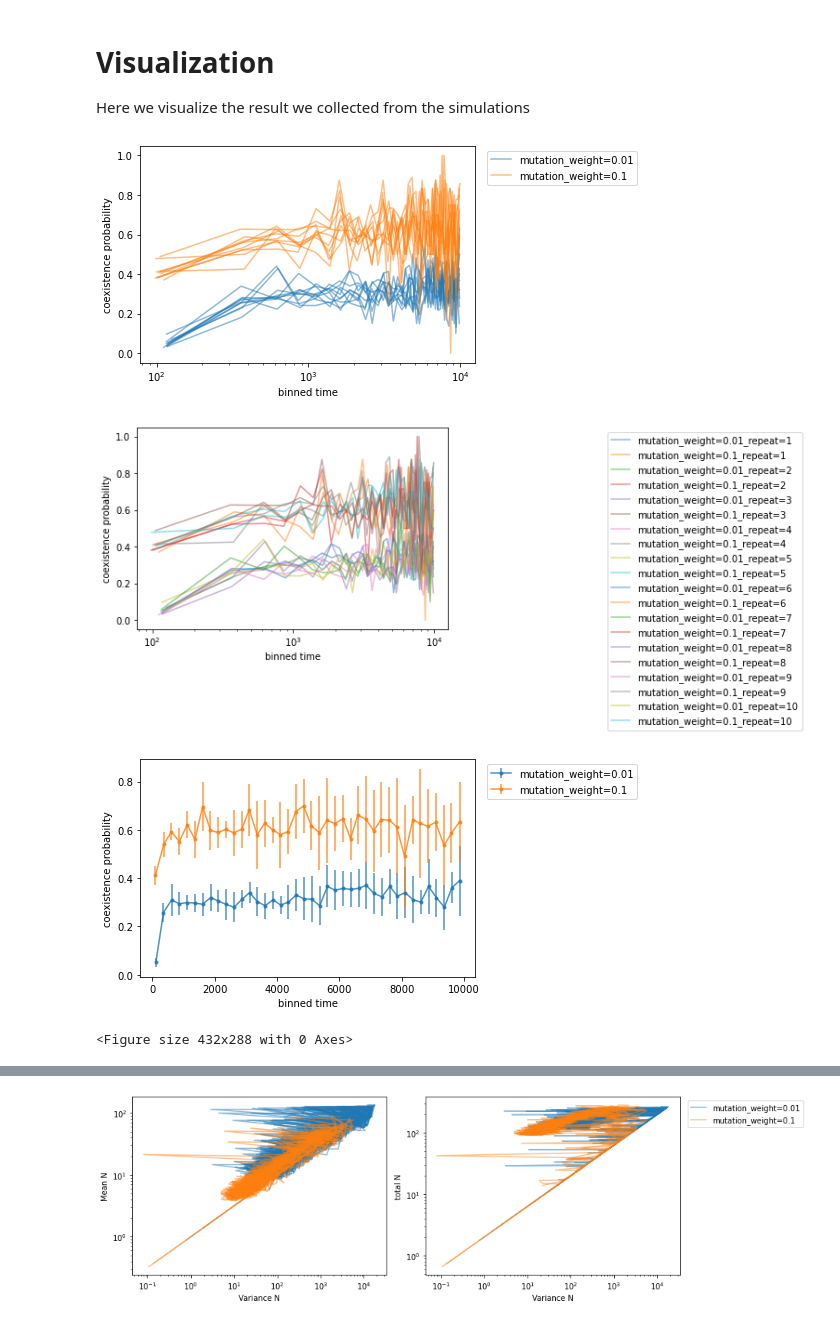
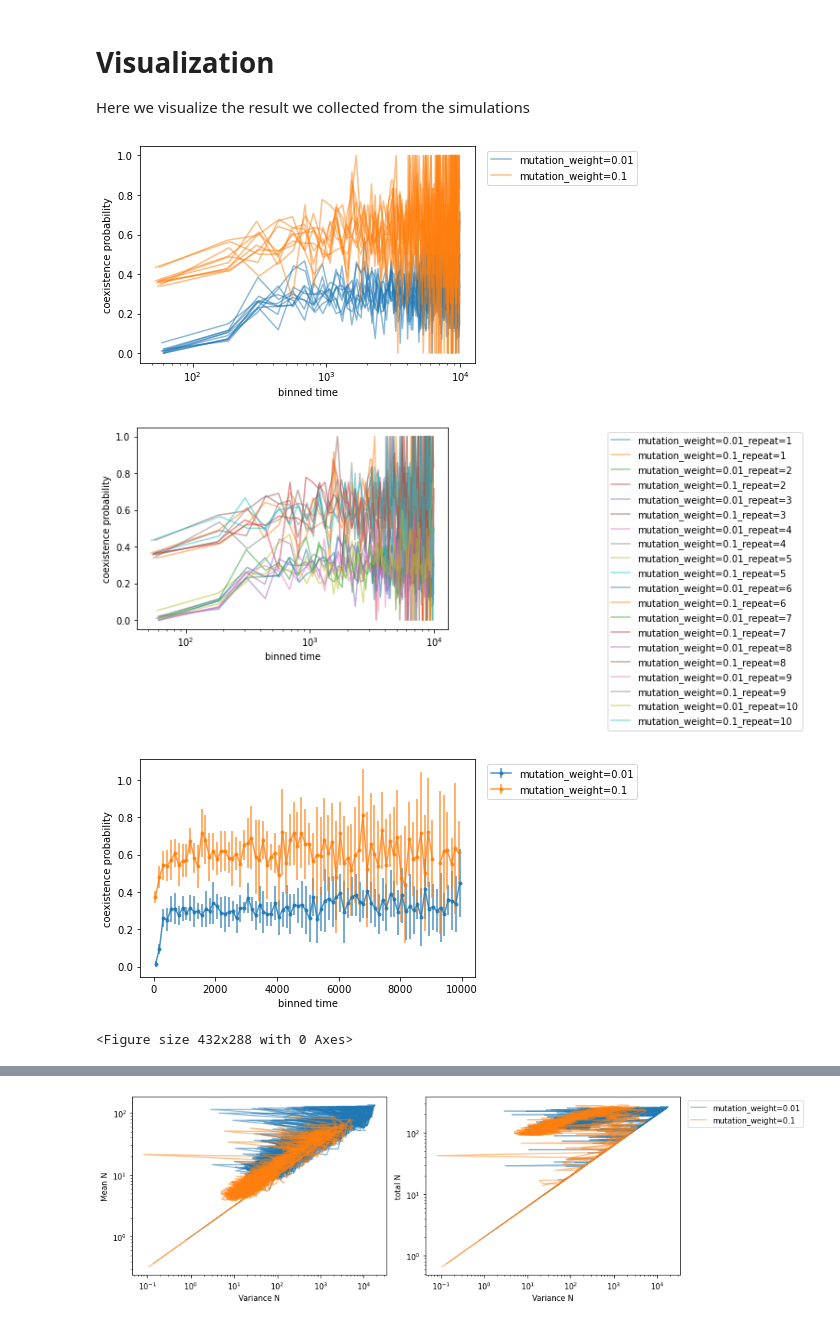
Before and after one commit to fengzhijie88/eco-evolution-simulator, a Jupyter notebook: eco-evolutionary dynamics simulation.ipynb, the cells around one changed output, grey strips where cells are left out. Saved outputs shown, nothing was run; the diff lists cells and outputs as text; code cells hidden in the pictures.

```diff
--- a/eco-evolutionary dynamics simulation.ipynb
+++ b/eco-evolutionary dynamics simulation.ipynb
@@ -618,22 +625,22 @@ def iterate_and_plot_2d_results(results_dict, x_data_list, y_data_list, x_label_
 
 #plot_grouped_results(results_dict, binned_times, coexistence_probabilitys, average_bin_data=False, num_bins=80,ax=None)
 #plot_grouped_results(results_dict, binned_times, coexistence_probabilitys, average_bin_data=True, num_bins=80,ax=None)
-# %%
-#Example usage:
-results_dict = load_results(filename)
-
-num_bins=40
-binned_times=lambda a: a.get_parent_coexistence_probability(num_bins)[0]
-coexistence_probabilitys=lambda a: a.get_parent_coexistence_probability(num_bins)[1]
-coexistence_bool=lambda a: a.get_parent_coexistence_bool_list
-plot_2d_results(results_dict, binned_times, coexistence_probabilitys, 'binned time', 'coexistence probability', xscale='log', yscale='linear', ax=None, legend=False, kwargs=False,group_repeats=True,average_repeats=False)
-plot_2d_results(results_dict, binned_times, coexistence_probabilitys, 'binned time', 'coexistence probability', xscale='log', yscale='linear', ax=None, legend=False, kwargs=False,group_repeats=False,average_repeats=False)
-plot_2d_results(results_dict, binned_times, coexistence_probabilitys, 'binned time', 'coexistence probability', xscale='linear', yscale='linear', ax=None, legend=False, kwargs=False,group_repeats=True,average_repeats=True)
-# %% [output]
-[figure, removed]
-[figure, removed]
-[figure, removed]
-<Figure size 432x288 with 0 Axes>
+# %%
+#Example usage:
+results_dict = load_results(filename)
+
+num_bins=80
+binned_times=lambda a: a.get_parent_coexistence_probability(num_bins)[0]
+coexistence_probabilitys=lambda a: a.get_parent_coexistence_probability(num_bins)[1]
+coexistence_bool=lambda a: a.get_parent_coexistence_bool_list
+plot_2d_results(results_dict, binned_times, coexistence_probabilitys, 'binned time', 'coexistence probability', xscale='log', yscale='linear', ax=None, legend=False, kwargs=False,group_repeats=True,average_repeats=False)
+plot_2d_results(results_dict, binned_times, coexistence_probabilitys, 'binned time', 'coexistence probability', xscale='log', yscale='linear', ax=None, legend=False, kwargs=False,group_repeats=False,average_repeats=False)
+plot_2d_results(results_dict, binned_times, coexistence_probabilitys, 'binned time', 'coexistence probability', xscale='linear', yscale='linear', ax=None, legend=False, kwargs=False,group_repeats=True,average_repeats=True)
+# %% [output]
+[figure, added]
+[figure, added]
+[figure, added]
+<Figure size 432x288 with 0 Axes>
 # %%
 if __name__ == '__main__':
     # Load the saved results
```
Also changed, not shown: parts of 10 cells of this notebook.
